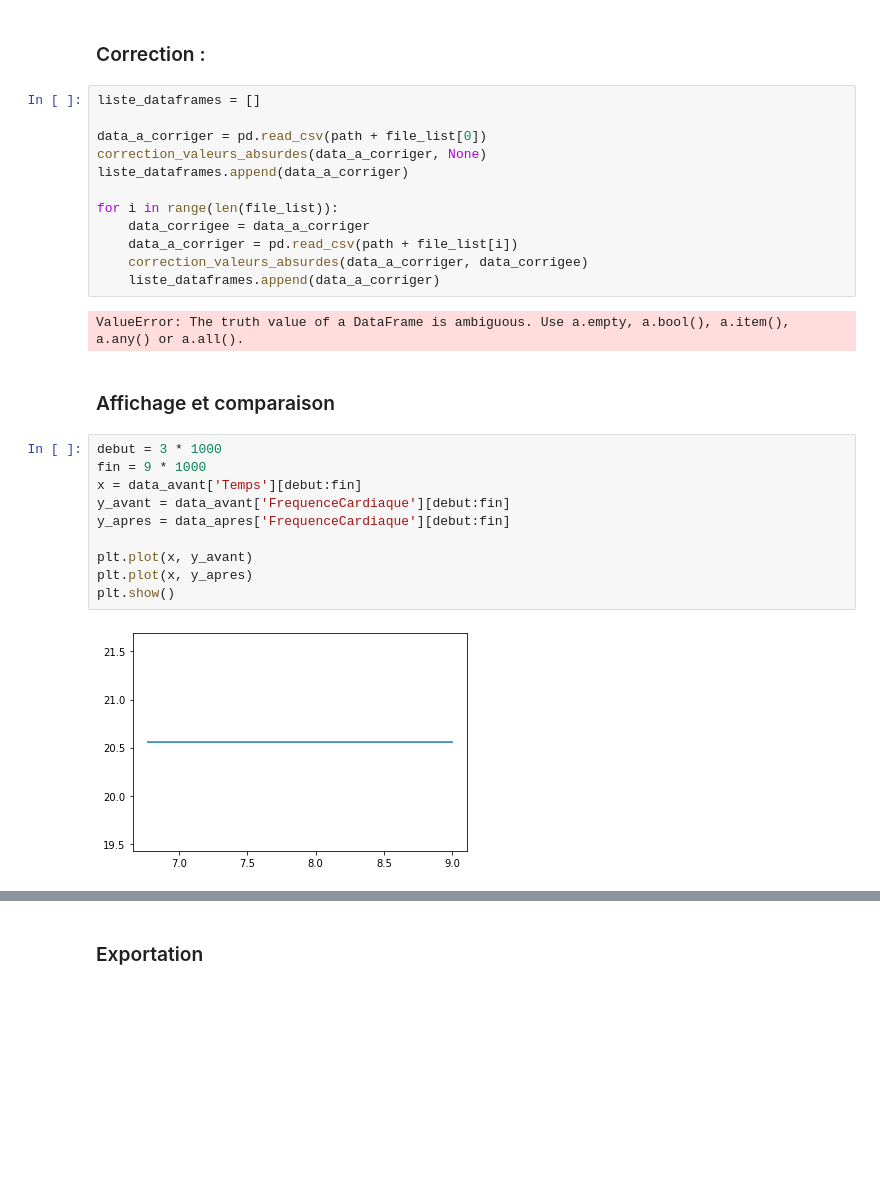
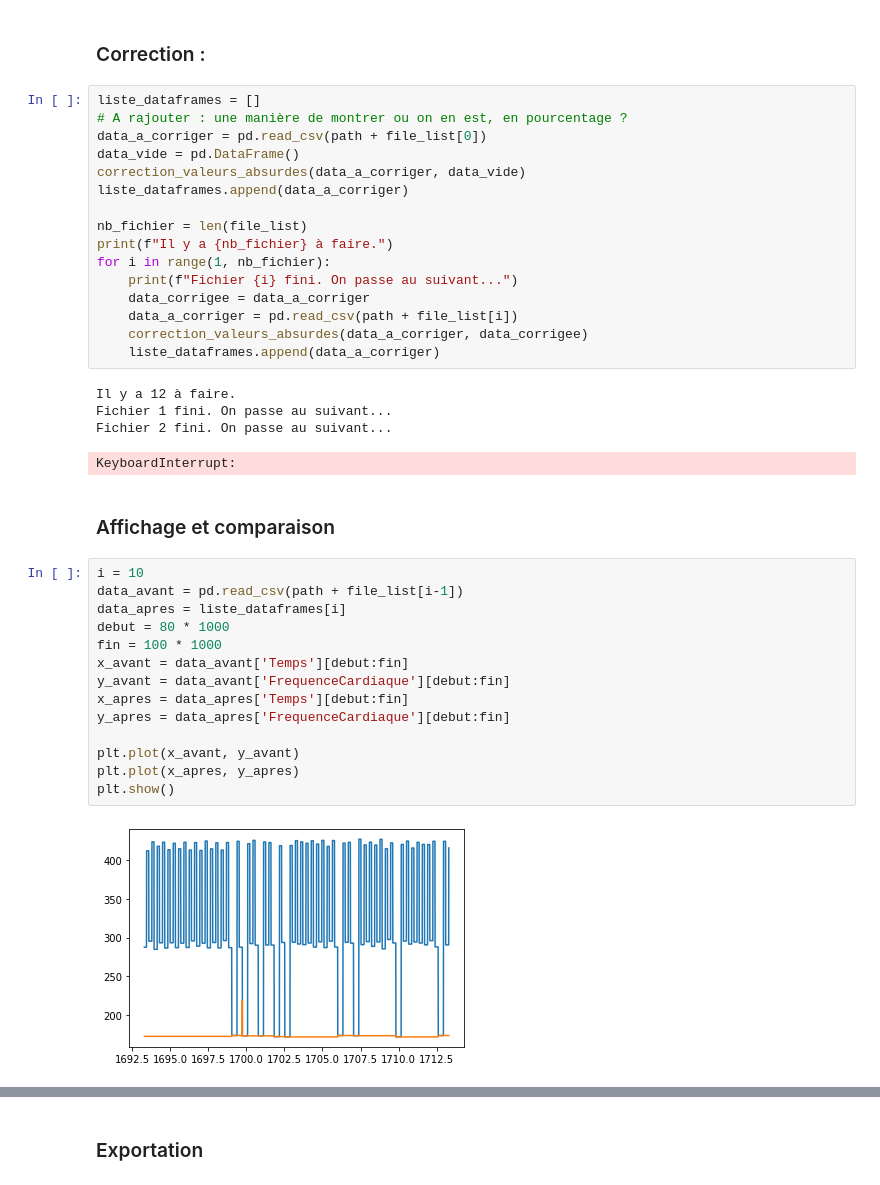
Before and after one commit to helderbetiol/Projet-Lapin-2020, a Jupyter notebook: Traitement de données/correction.ipynb, the cells around one changed output, grey strips where cells are left out. Saved outputs shown, nothing was run; the diff lists cells and outputs as text; blank space fills up the shorter version.

Commit message:
Ajout du notebook correction

```diff
--- a/Traitement de données/correction.ipynb
+++ b/Traitement de données/correction.ipynb
@@ -77,29 +93,40 @@ else:  #Sinon, l'algorithme récupère tous les fichiers à l'intérieur du doss
 ### Correction :
 # %%
 liste_dataframes = []
-
+# A rajouter : une manière de montrer ou on en est, en pourcentage ?
 data_a_corriger = pd.read_csv(path + file_list[0])
-correction_valeurs_absurdes(data_a_corriger, None)
+data_vide = pd.DataFrame()
+correction_valeurs_absurdes(data_a_corriger, data_vide)
 liste_dataframes.append(data_a_corriger)
 
-for i in range(len(file_list)):
+nb_fichier = len(file_list)
+print(f"Il y a {nb_fichier} à faire.")
+for i in range(1, nb_fichier):
+    print(f"Fichier {i} fini. On passe au suivant...")
     data_corrigee = data_a_corriger
     data_a_corriger = pd.read_csv(path + file_list[i])
     correction_valeurs_absurdes(data_a_corriger, data_corrigee)
     liste_dataframes.append(data_a_corriger)
 # %% [output]
-ValueError: The truth value of a DataFrame is ambiguous. Use a.empty, a.bool(), a.item(), a.any() or a.all().
+Il y a 12 à faire.
+Fichier 1 fini. On passe au suivant...
+Fichier 2 fini. On passe au suivant...
+KeyboardInterrupt:
 # %% [markdown]
 ### Affichage et comparaison
 # %%
-debut = 3 * 1000
-fin = 9 * 1000
-x = data_avant['Temps'][debut:fin]
+i = 10
+data_avant = pd.read_csv(path + file_list[i-1])
+data_apres = liste_dataframes[i]
+debut = 80 * 1000
+fin = 100 * 1000
+x_avant = data_avant['Temps'][debut:fin]
 y_avant = data_avant['FrequenceCardiaque'][debut:fin]
+x_apres = data_apres['Temps'][debut:fin]
 y_apres = data_apres['FrequenceCardiaque'][debut:fin]
 
-plt.plot(x, y_avant)
-plt.plot(x, y_apres)
+plt.plot(x_avant, y_avant)
+plt.plot(x_apres, y_apres)
 plt.show()
 # %% [output]
-[figure, old version]
+[figure, new version]
```
Also changed, not shown: parts of 7 cells of this notebook, 2 other files.
